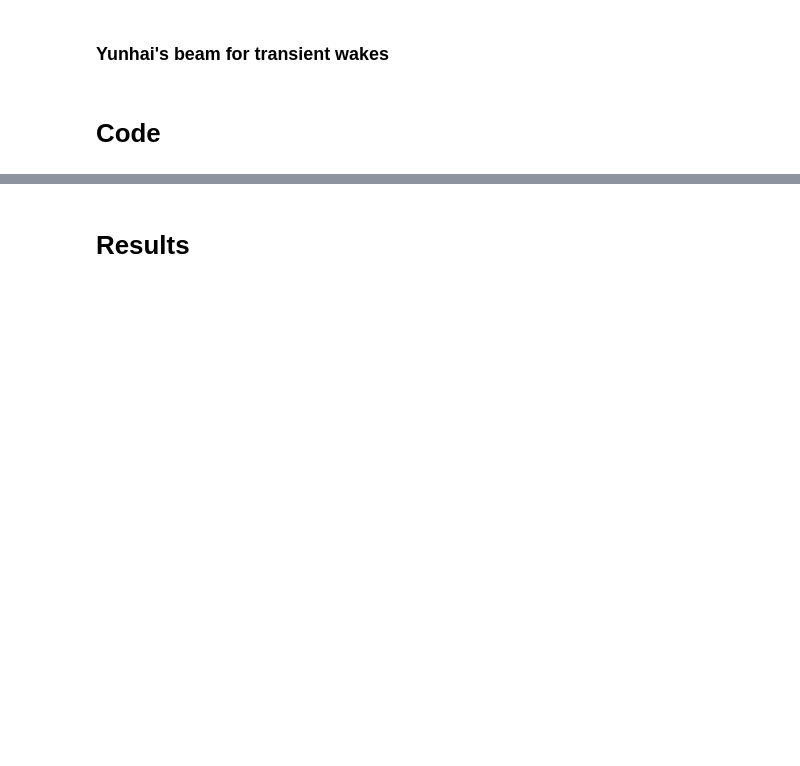
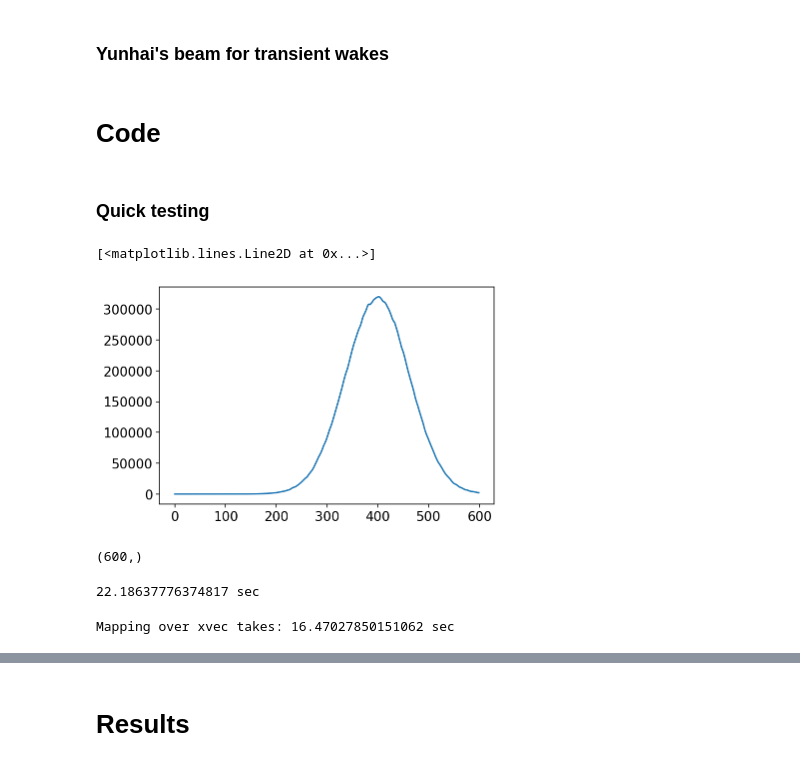
Before and after one commit to weiyuanlou/PyCSR2D, a Jupyter notebook: benchmarking/one_bend_transient/caseA.ipynb, the cells around one changed output, grey strips where cells are left out. Cells and saved outputs as stored; diff of their text form; code cells hidden in the pictures; blank space fills up the shorter version.

Commit message:
Updating trasient wake codes. (Case D not available yet)

```diff
--- a/benchmarking/one_bend_transient/caseA.ipynb
+++ b/benchmarking/one_bend_transient/caseA.ipynb
@@ -294,2 +381,7 @@ def csr2d_kick_calc_case_A(
 
     #return zvec,xvec,zvec2,xvec2, lambda_grid_filtered, Es_case_B_grid, Es_case_A_grid, Fx_case_A_grid, Ws_case_B_grid, Ws_case_A_grid, Wx_grid, dz, dx
+# %% [markdown]
+### Quick testing
+# %%
+zvec, xvec, dz, dx, lambda_grid_filtered, lambda_grid_filtered_prime = \
+compute_dist_grid(beam[4], beam[0], charges, nz=600, nx=500, xlim=None, zlim=None, debug=False)
@@ -295,0 +393,10 @@ def csr2d_kick_calc_case_A(
+# %%
+Ws_along_x_observe, Wx_along_x_observe = \
+boundary_convolve('A', lambda_grid_filtered, Es_grid, Fx_grid, xvec, 0, zvec2, xvec2,  beta=beta, rho=rho, phi=0.1/rho)
+
+factor_case_A = (1/gamma**2 / rho**2) * (dz*dx)
+# %%
+plt.plot(Ws_along_x_observe*factor_case_A)
+# %% [output]
+[<matplotlib.lines.Line2D at 0x...>]
+[figure, added]
@@ -295,0 +406,11 @@ def csr2d_kick_calc_case_A(
+# %%
+zvec.shape
+# %% [output]
+(600,)
+# %%
+t1 = time.time()
+haha = np.array(list(map(ccc, xvec)))
+t2 = time.time()
+print(t2-t1, 'sec')
+# %% [output]
+22.18637776374817 sec
@@ -295,0 +419,11 @@ def csr2d_kick_calc_case_A(
+# %%
+t1 = time.time()
+
+with cf.ProcessPoolExecutor(max_workers=100) as executor:
+    result = executor.map(ccc, xvec)
+jaja = np.array(list(result))
+
+t2 = time.time()
+print('Mapping over xvec takes:', t2-t1,'sec')
+# %% [output]
+Mapping over xvec takes: 16.47027850151062 sec
```
Also changed, not shown: parts of 45 cells of this notebook, 5 other files.
